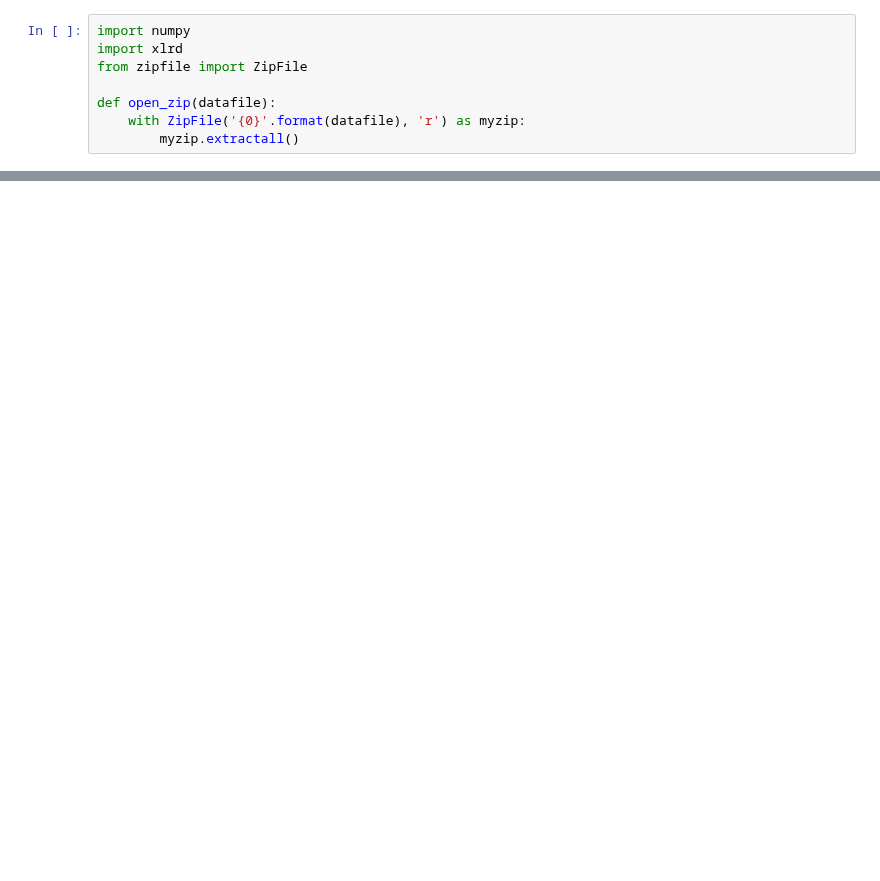
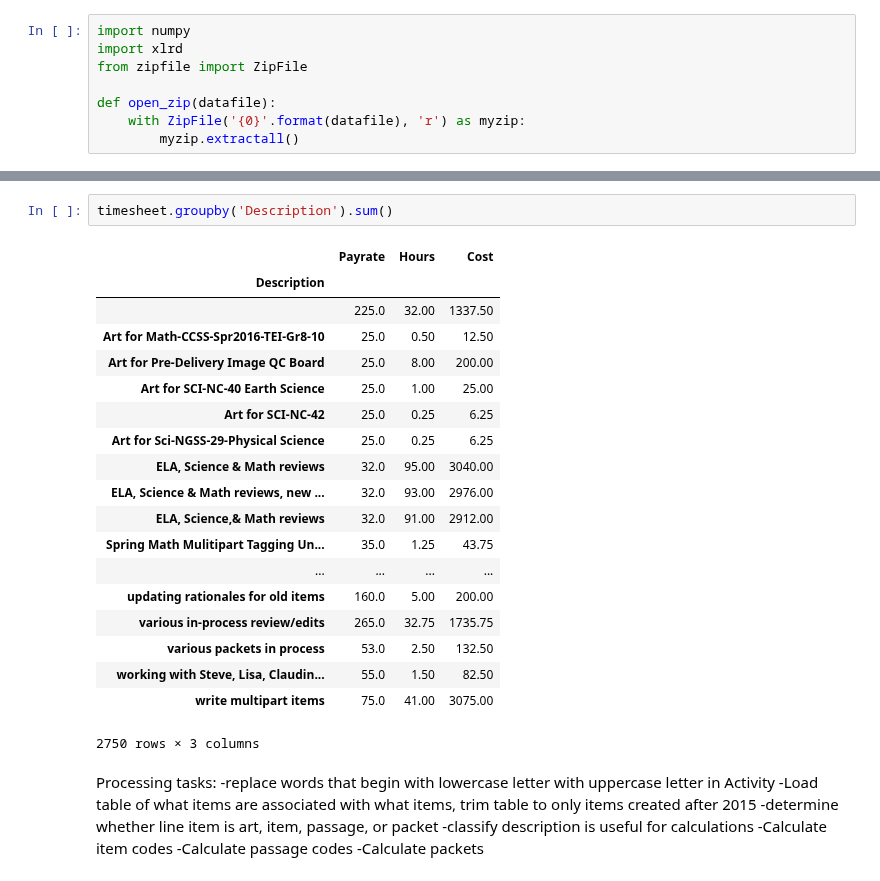
Before and after one commit to MelissaSmith12/data-science-practice, a Jupyter notebook: Invoice Analysis.ipynb, the cells around one changed output, grey strips where cells are left out. Saved outputs shown, nothing was run; the diff lists cells and outputs as text; blank space fills up the shorter version.

```diff
--- a/Invoice Analysis.ipynb
+++ b/Invoice Analysis.ipynb
@@ -81,0 +104,31 @@ print timesheet
+# %%
+timesheet.groupby('Description').sum()
+# %% [output]
+|  | Payrate | Hours | Cost |
+| Description |  |  |  |
+|  | 225.0 | 32.00 | 1337.50 |
+| Art for Math-CCSS-Spr2016-TEI-Gr8-10 | 25.0 | 0.50 | 12.50 |
+| Art for Pre-Delivery Image QC Board | 25.0 | 8.00 | 200.00 |
+| Art for SCI-NC-40 Earth Science | 25.0 | 1.00 | 25.00 |
+| Art for SCI-NC-42 | 25.0 | 0.25 | 6.25 |
+| Art for Sci-NGSS-29-Physical Science | 25.0 | 0.25 | 6.25 |
+| ELA, Science & Math reviews | 32.0 | 95.00 | 3040.00 |
+| ELA, Science & Math reviews, new ... | 32.0 | 93.00 | 2976.00 |
+| ELA, Science,& Math reviews | 32.0 | 91.00 | 2912.00 |
+| Spring Math Mulitipart Tagging Un... | 35.0 | 1.25 | 43.75 |
+| ... | ... | ... | ... |
+| updating rationales for old items | 160.0 | 5.00 | 200.00 |
+| various in-process review/edits | 265.0 | 32.75 | 1735.75 |
+| various packets in process | 53.0 | 2.50 | 132.50 |
+| working with Steve, Lisa, Claudin... | 55.0 | 1.50 | 82.50 |
+| write multipart items | 75.0 | 41.00 | 3075.00 |
+2750 rows × 3 columns
+# %% [markdown]
+Processing tasks:
+    -replace words that begin with lowercase letter with uppercase letter in Activity
+    -Load table of what items are associated with what items, trim table to only items created after 2015
+    -determine whether line item is art, item, passage, or packet
+    -classify description is useful for calculations
+    -Calculate item codes
+    -Calculate passage codes
+    -Calculate packets
```
Also changed, not shown: parts of 6 cells of this notebook.
